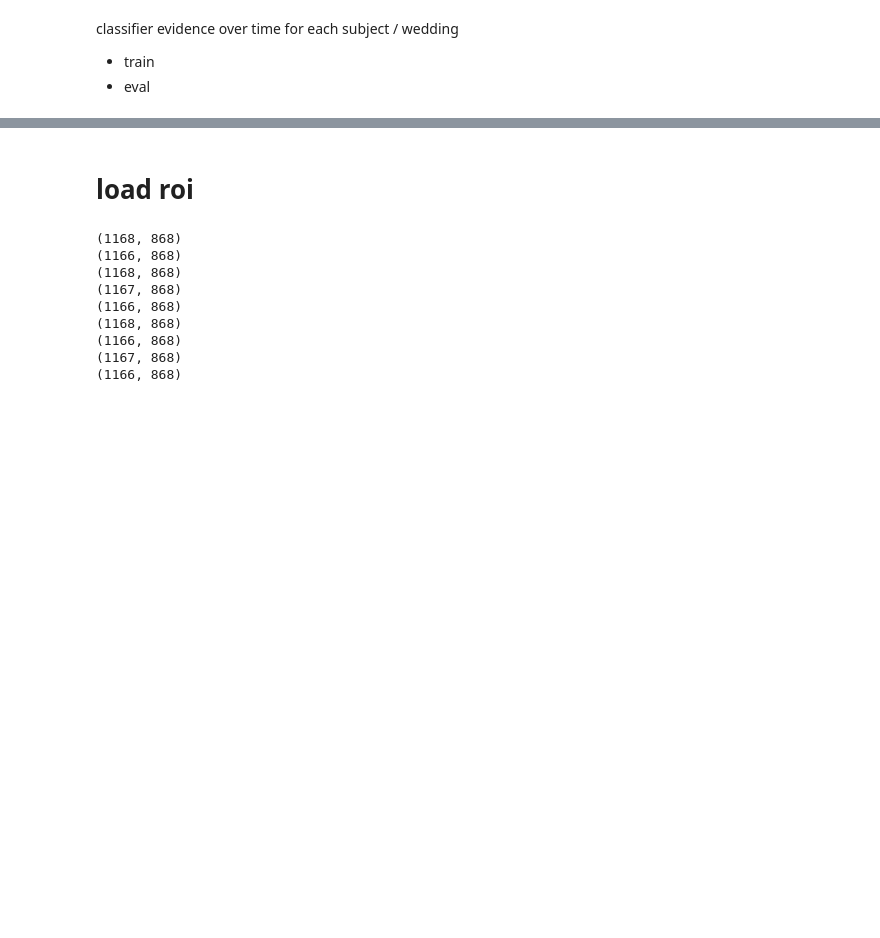
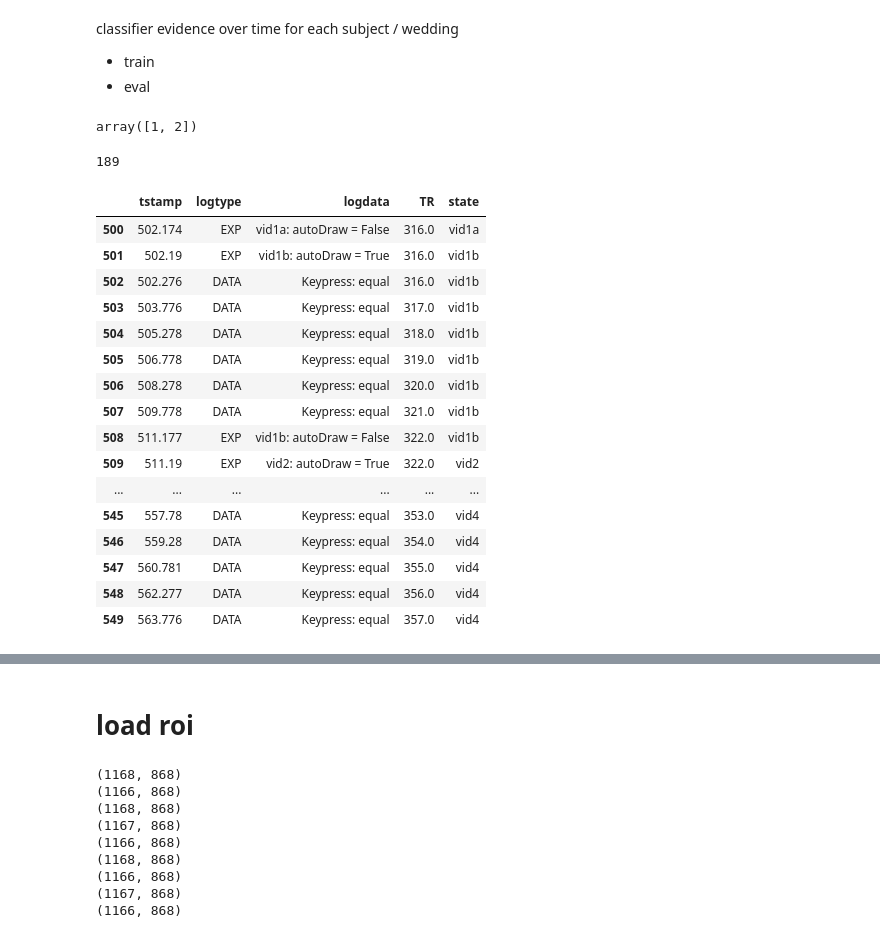
Before and after one commit to andrebeu/cswfmri, a Jupyter notebook: brain_SRM_and_classify.ipynb, the cells around one changed output, grey strips where cells are left out. Saved outputs shown, nothing was run; the diff lists cells and outputs as text; code cells hidden in the pictures; blank space fills up the shorter version.

Commit message:
load pyschopy logfile into dataframe; wedding vid viewing included

```diff
--- a/brain_SRM_and_classify.ipynb
+++ b/brain_SRM_and_classify.ipynb
@@ -17,3 +17,7 @@ from sklearn.linear_model import LogisticRegression
 classifier evidence over time for each subject / wedding
 - train
 - eval
+# %%
+np.array([1.,2.]).astype(int)
+# %% [output]
+array([1, 2])
@@ -19,0 +78,37 @@ classifier evidence over time for each subject / wedding
+# %%
+def load_logdf(sub_num):
+  """ wrapper for loading subject experiment timing info
+  """
+  ## read psychopy log file into dataframe
+  df,first_TR_tstamp = read_logfile(sub_num)
+  ##
+  df = reformat_index(df,first_TR_tstamp)
+  ##
+  df = include_state_column(df)
+  return df
+# %%
+df = load_logdf(33)
+len(df[df.state == 'vid4'].TR)
+# %% [output]
+189
+# %%
+df = load_logdf(33)
+df.iloc[500:550]
+# %% [output]
+|  | tstamp | logtype | logdata | TR | state |
+| 500 | 502.174 | EXP | vid1a: autoDraw = False | 316.0 | vid1a |
+| 501 | 502.19 | EXP | vid1b: autoDraw = True | 316.0 | vid1b |
+| 502 | 502.276 | DATA | Keypress: equal | 316.0 | vid1b |
+| 503 | 503.776 | DATA | Keypress: equal | 317.0 | vid1b |
+| 504 | 505.278 | DATA | Keypress: equal | 318.0 | vid1b |
+| 505 | 506.778 | DATA | Keypress: equal | 319.0 | vid1b |
+| 506 | 508.278 | DATA | Keypress: equal | 320.0 | vid1b |
+| 507 | 509.778 | DATA | Keypress: equal | 321.0 | vid1b |
+| 508 | 511.177 | EXP | vid1b: autoDraw = False | 322.0 | vid1b |
+| 509 | 511.19 | EXP | vid2: autoDraw = True | 322.0 | vid2 |
+| ... | ... | ... | ... | ... | ... |
+| 545 | 557.78 | DATA | Keypress: equal | 353.0 | vid4 |
+| 546 | 559.28 | DATA | Keypress: equal | 354.0 | vid4 |
+| 547 | 560.781 | DATA | Keypress: equal | 355.0 | vid4 |
+| 548 | 562.277 | DATA | Keypress: equal | 356.0 | vid4 |
+| 549 | 563.776 | DATA | Keypress: equal | 357.0 | vid4 |
```
Also changed, not shown: parts of 3 cells of this notebook, 2 other files.
